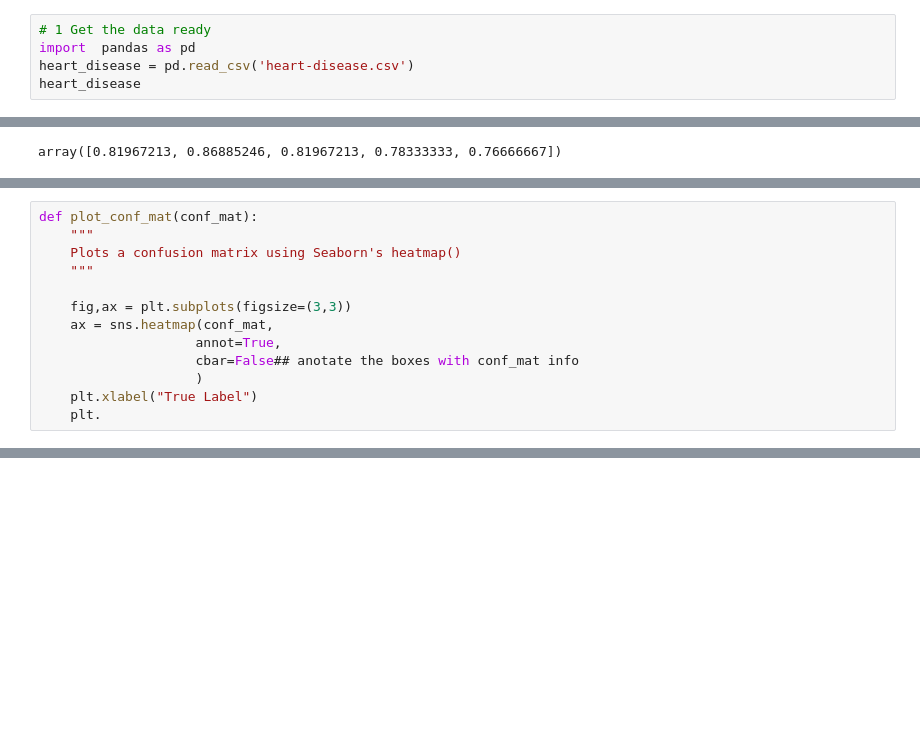
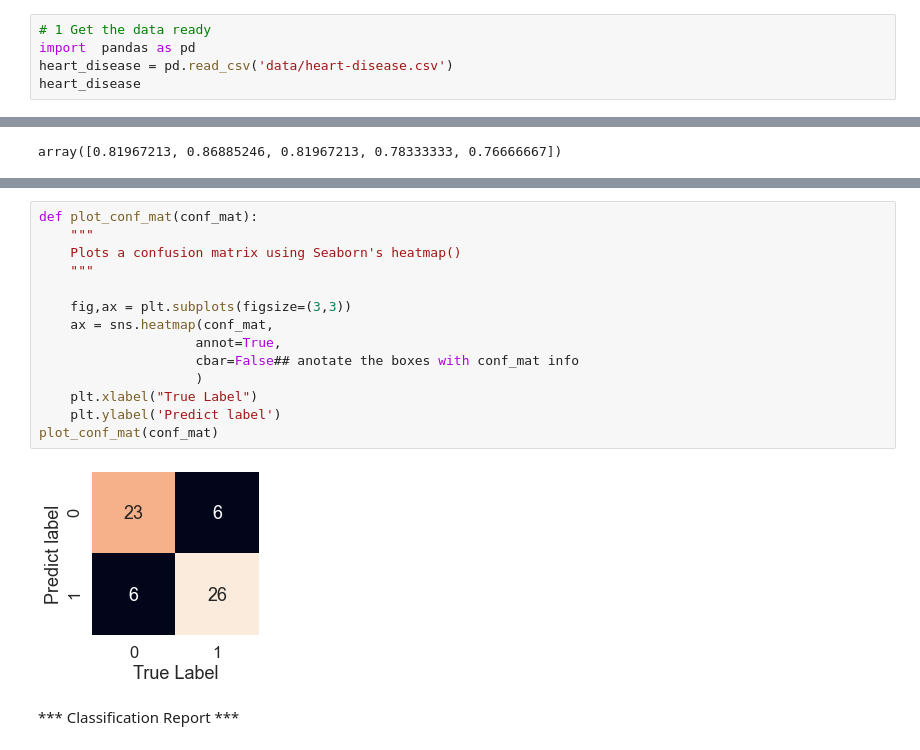
Before and after one commit to JohnCowNut/Learn-MachineLearning-Basic, a Jupyter notebook: 1 Scikit-Learn ML Course.ipynb, the cells around one changed output, grey strips where cells are left out. Drawn from its saved outputs; the diff is of its cells as text; blank space fills up the shorter version.

```diff
--- a/1 Scikit-Learn ML Course.ipynb
+++ b/1 Scikit-Learn ML Course.ipynb
@@ -18,7 +18,7 @@ import numpy as np
 # %%
 # 1 Get the data ready
 import  pandas as pd
-heart_disease = pd.read_csv('heart-disease.csv')
+heart_disease = pd.read_csv('data/heart-disease.csv')
 heart_disease
 # %% [output]
 |  | age | sex | cp | trestbps | chol | fbs | restecg | thalach | exang | oldpeak | slope | ... |
@@ -997,13 +821,0 @@ sns.heatmap(conf_mat)
-# %%
-def plot_conf_mat(conf_mat):
-    """
-    Plots a confusion matrix using Seaborn's heatmap()
-    """
-
-    fig,ax = plt.subplots(figsize=(3,3))
-    ax = sns.heatmap(conf_mat,
-                    annot=True,
-                    cbar=False## anotate the boxes with conf_mat info
-                    )
-    plt.xlabel("True Label")
-    plt.
@@ -1009,0 +997,18 @@ def plot_conf_mat(conf_mat):
+# %%
+def plot_conf_mat(conf_mat):
+    """
+    Plots a confusion matrix using Seaborn's heatmap()
+    """
+
+    fig,ax = plt.subplots(figsize=(3,3))
+    ax = sns.heatmap(conf_mat,
+                    annot=True,
+                    cbar=False## anotate the boxes with conf_mat info
+                    )
+    plt.xlabel("True Label")
+    plt.ylabel('Predict label')
+plot_conf_mat(conf_mat)
+# %% [output]
+[figure, added]
+# %% [markdown]
+*** Classification Report ***
```
Also changed, not shown: parts of 84 cells of this notebook, 3 other files.
